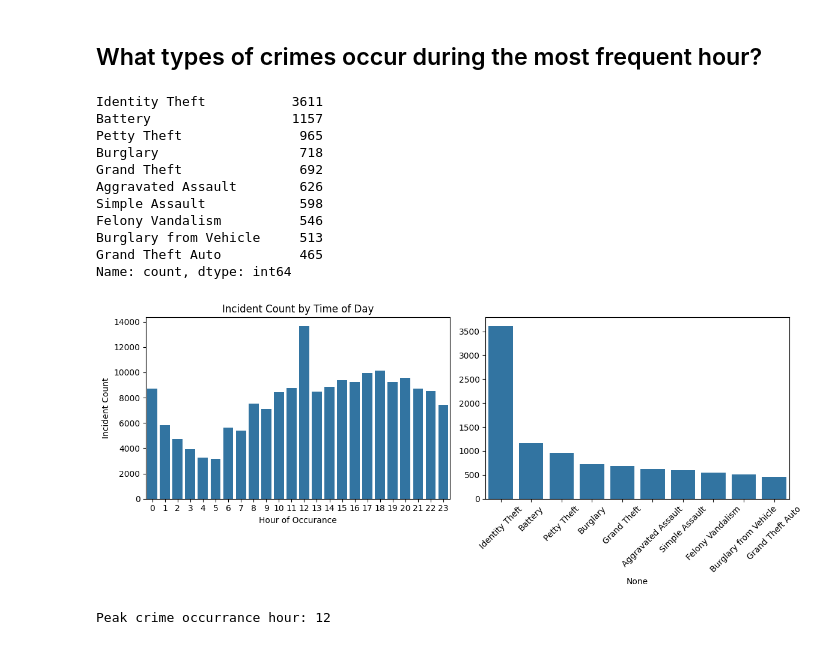
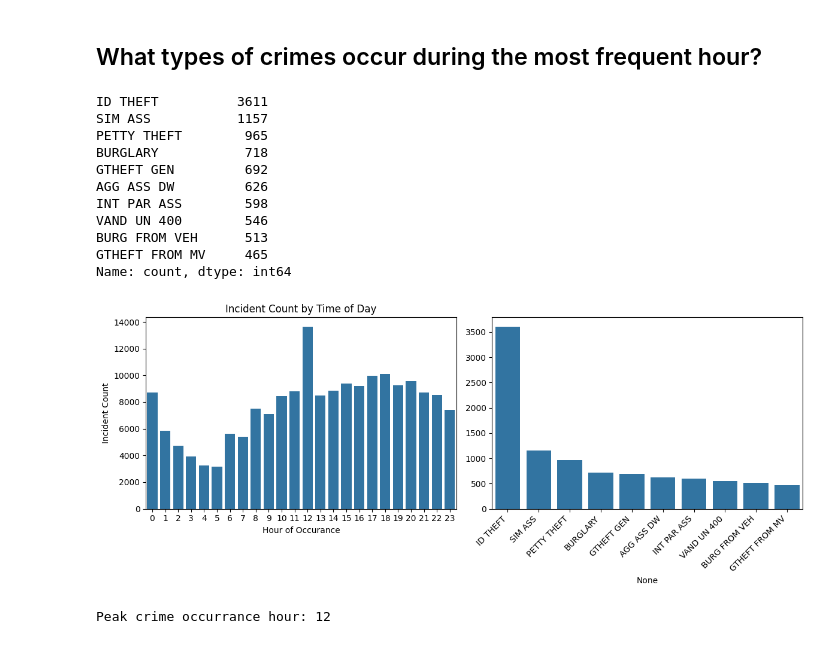
Before and after one commit to MichaelSzczepaniak/DSPortfolio, a Jupyter notebook: LA_crime/LA_crime.ipynb, the cells around one changed output. Saved outputs shown, nothing was run; the diff lists cells and outputs as text; code cells hidden in the pictures.

Commit message:
create mapping to abbrev crime names, add shift to barplot xtick labels

```diff
--- a/LA_crime/LA_crime.ipynb
+++ b/LA_crime/LA_crime.ipynb
@@ -121,8 +121,21 @@ BURGLARY                                                    10268
 THEFT-GRAND ($950.01 & OVER)EXCPT,GUNS,FOWL,LIVESTK,PROD     7057
 Name: count, dtype: int64
 # %%
+# map abbreviated names to full descriptors
+crime_name_map = {
+    "THEFT OF IDENTITY": "ID THEFT",
+    "BATTERY - SIMPLE ASSAULT": "SIM ASS",
+    "BURGLARY FROM VEHICLE": "BURG FROM VEH",
+    "ASSAULT WITH DEADLY WEAPON, AGGRAVATED ASSAULT": "AGG ASS DW",
+    "INTIMATE PARTNER - SIMPLE ASSAULT": "INT PAR ASS",
+    "THEFT FROM MOTOR VEHICLE - GRAND ($950.01 AND OVER)": "GTHEFT FROM MV",
+    "VANDALISM - FELONY ($400 & OVER, ALL CHURCH VANDALISMS)": "VAND UN 400",
+    "THEFT PLAIN - PETTY ($950 & UNDER)": "PETTY THEFT",
+    "BURGLARY": "BURGLARY",
+    "THEFT-GRAND ($950.01 & OVER)EXCPT,GUNS,FOWL,LIVESTK,PROD": "GTHEFT GEN"
+}
+
 # simplify the crime names
-top_10_crime_counts.index = ["Identity Theft", "Simple Assault", "Burglary from Vehicle", "Aggravated Assault", "Simple Assault",
-                             "Grand Theft Auto", "Felony Vandalism", "Petty Theft", "Burglary", "Grand Theft"]
+top_10_crime_counts.index = list(crime_name_map.values())
 top_10_crime_counts
 # %% [output]
@@ -160,38 +173,43 @@ Name: count, dtype: int64
 # %%
 df_peak_hr = crimes.loc[crimes["HourOcc"] == 12, :]
 top_10_peak_hr = df_peak_hr['Crm_Cd_Desc'].value_counts()[:10]
+top_10_peak_abbs = []  # abbreviated names
 # simplify crime descriptions
-top_10_peak_hr.index = ["Identity Theft", "Battery", "Petty Theft", "Burglary",
-                        "Grand Theft", "Aggravated Assault", "Simple Assault",
-                        "Felony Vandalism", "Burglary from Vehicle", "Grand Theft Auto"]
+for crime in top_10_peak_hr.index:
+    top_10_peak_abbs.append(crime_name_map[crime])
+
+top_10_peak_hr.index = top_10_peak_abbs
 top_10_peak_hr
 # %% [output]
-Identity Theft           3611
-Battery                  1157
-Petty Theft               965
-Burglary                  718
-Grand Theft               692
-Aggravated Assault        626
-Simple Assault            598
-Felony Vandalism          546
-Burglary from Vehicle     513
-Grand Theft Auto          465
+ID THEFT          3611
+SIM ASS           1157
+PETTY THEFT        965
+BURGLARY           718
+GTHEFT GEN         692
+AGG ASS DW         626
+INT PAR ASS        598
+VAND UN 400        546
+BURG FROM VEH      513
+GTHEFT FROM MV     465
 Name: count, dtype: int64
 # %%
 fig1, ax1 = plt.subplots(1, 2, figsize=(12, 5))
 
 g = sns.countplot(data=crimes, x="HourOcc", ax=ax1[0])
 g.set_xlabel("Hour of Occurance")
 g.set_ylabel("Incident Count")
 g.set_title("Incident Count by Time of Day")
 
 g2 = sns.barplot(x=top_10_peak_hr.index, y=top_10_peak_hr.values, ax=ax1[1])
-g2.tick_params(axis='x', labelrotation=45)
+g2.tick_params(axis='x', labelrotation=45, labelsize=10) # Your existing line
+# Add this to shift them:
+for label in g2.get_xticklabels():
+    label.set_horizontalalignment('right')
 
 plt.tight_layout()
 plt.show()
 # %% [output]
-[figure, old version]
+[figure, new version]
 # %%
 peak_crime_hour = hour_counts.index[0]
 print(f"Peak crime occurrance hour: {peak_crime_hour}")
```
Also changed, not shown: parts of 3 cells of this notebook.
